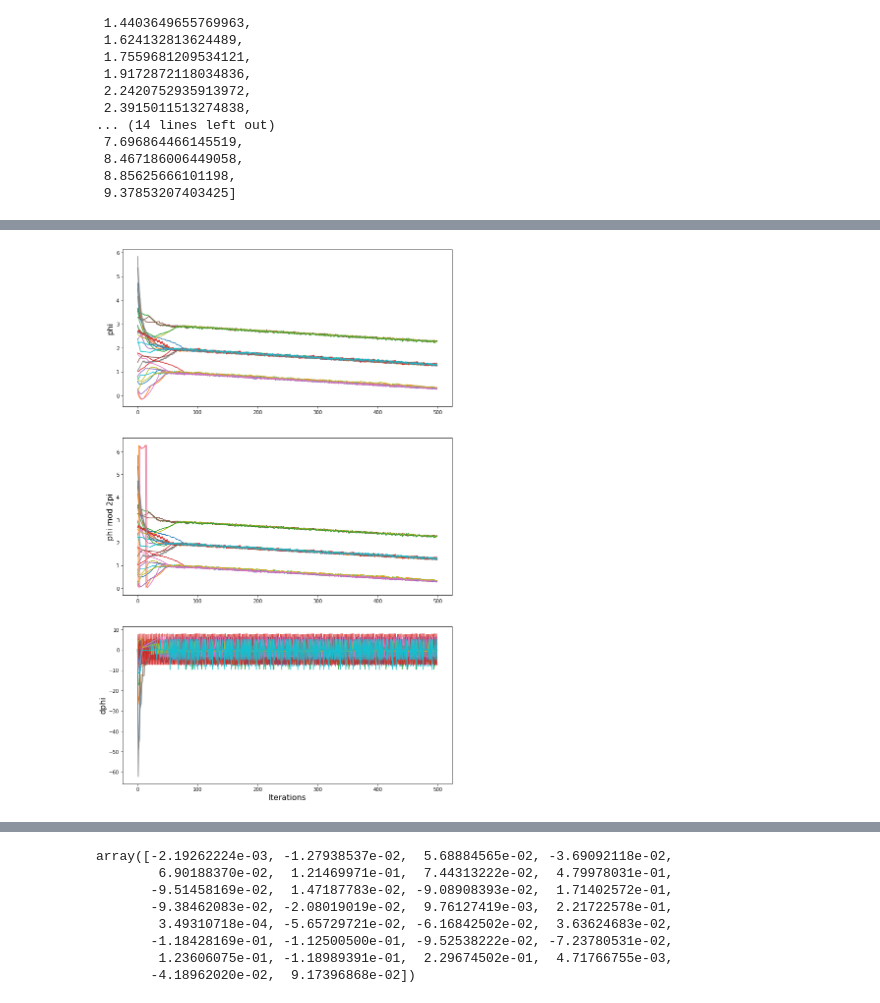
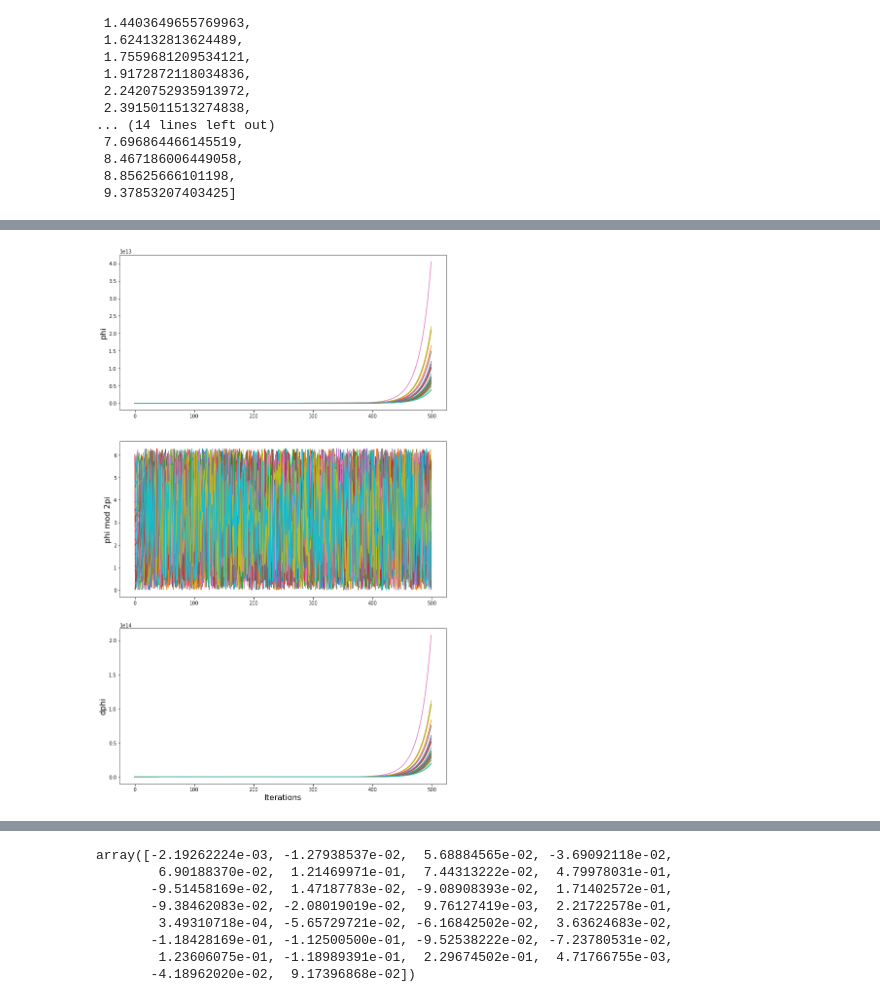
Before and after one commit to zhzhang2018/NN_MARL_experiments, a Jupyter notebook: utils/sync.ipynb, the cells around one changed output, grey strips where cells are left out. Saved outputs shown, nothing was run; the diff lists cells and outputs as text; code cells hidden in the pictures.

```diff
--- a/utils/sync.ipynb
+++ b/utils/sync.ipynb
@@ -164,32 +171,44 @@ def odd_func2(x):
         return -0.5*x + 1.5
     elif x <= -1 and x > -3:
         return 0.5*x - 1.5
     elif x >= 3:
         return -2*x + 6
     else:
         return 2*x - 6
+def odd_func2r(x):
+    # A discontinuous one
+    if x < 1 and x > -1:
+        return -x
+    elif x >= 1 and x < 3:
+        return 0.5*x - 1.5
+    elif x <= -1 and x > -3:
+        return -0.5*x + 1.5
+    elif x <= -3:
+        return -2*x + 6
+    else:
+        return 2*x - 6
 
 phi = np.zeros((N,max_iter))
 dphi = np.zeros((N,max_iter))
 phi[:,0] = phi0
 for k in range(max_iter-1):
     ux = np.zeros((N,1))
     for i in range(N):
         for j,Aij in enumerate(A[i,:]):
             if Aij > 0:
-                ux[i,0] = ux[i,0] + odd_func2( phi[j,k]-phi[i,k] )
+                ux[i,0] = ux[i,0] + odd_func2r( phi[j,k]-phi[i,k] )
     ux = (W + K * ux).squeeze() / deg
     phi[:,k+1] = phi[:,k] + ux * dt
     dphi[:,k+1] = ux
 
 fig, (ax1, ax2, ax3) = plt.subplots(3, figsize=(12,20))
 ax1.plot( t , phi.T )
 ax2.plot( t , (phi % (np.pi*2)).T )
 ax3.plot( t , dphi.T )
 ax3.set_xlabel('Iterations',fontsize=16)
 ax1.set_ylabel('phi',fontsize=16)
 ax2.set_ylabel('phi mod 2pi',fontsize=16)
 ax3.set_ylabel('dphi',fontsize=16)
 plt.show()
 # %% [output]
-[figure, old version]
+[figure, new version]
```
Also changed, not shown: parts of 9 cells of this notebook, 5 other files.
